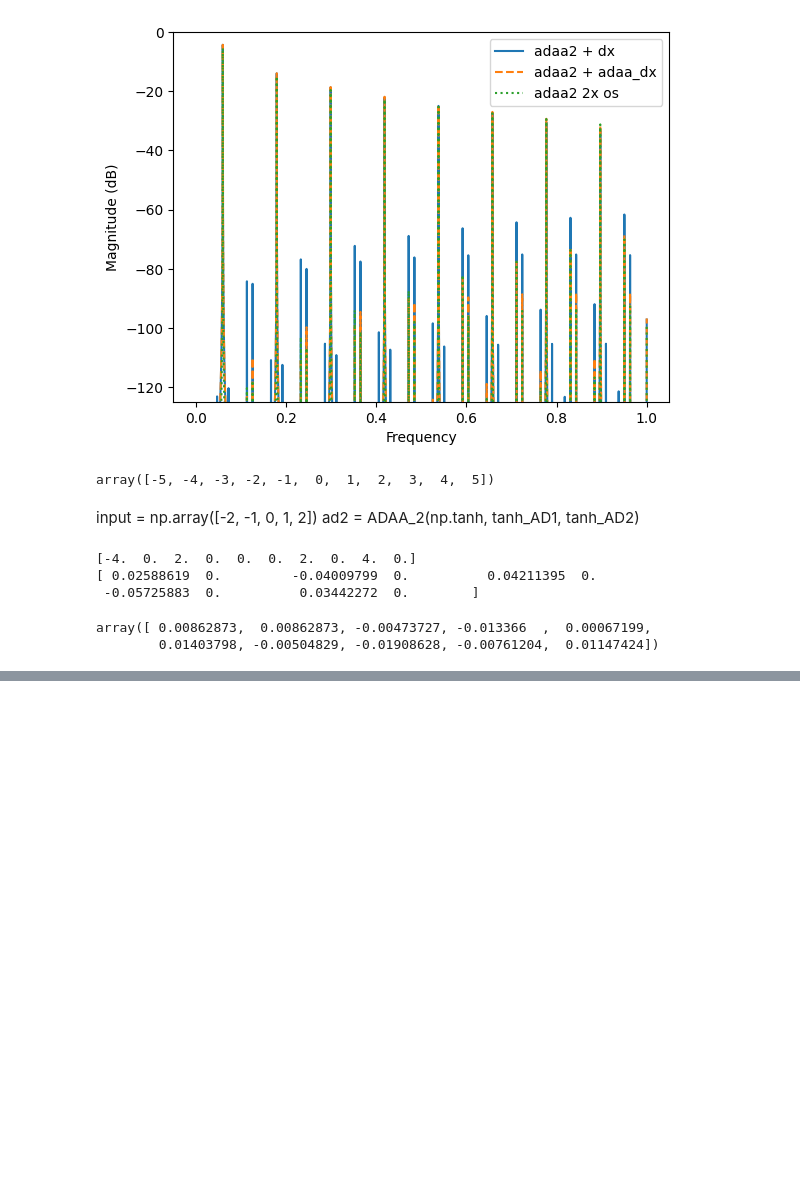
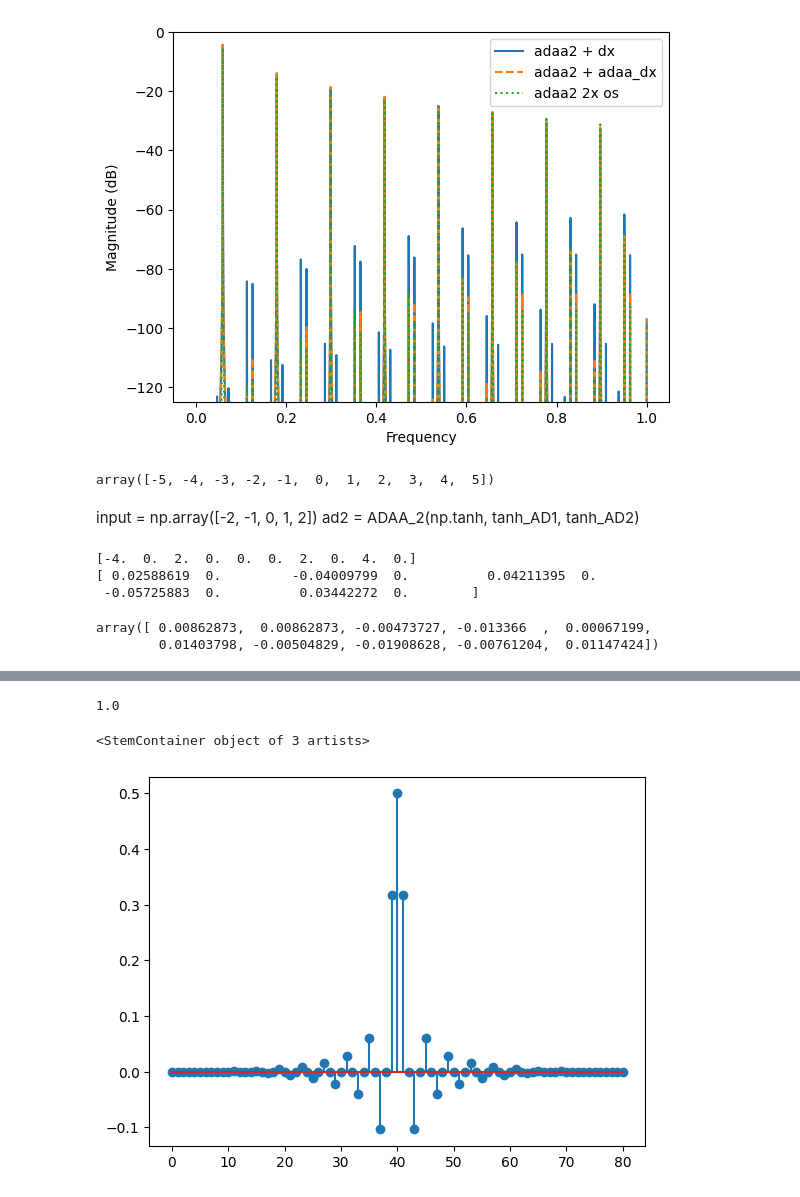
Before and after one commit to jsquie/Nonlinear_ADAA, a Jupyter notebook: Untitled.ipynb, the cells around one changed output, grey strips where cells are left out. Cells and saved outputs as stored; diff of their text form; code cells hidden in the pictures; blank space fills up the shorter version.

```diff
--- a/Untitled.ipynb
+++ b/Untitled.ipynb
@@ -731,0 +857,21 @@ array([ 8.62872988e-03,  8.62872988e-03,  7.86067752e-03, -7.68052362e-04,
+# %%
+l = (4 * 20) + 1
+#print(0.5 * (np.arange(l) - (l // 2)))
+filter_coefs = sinc(0.5 * (np.arange(l)-(l // 2)))
+filter_coefs /= filter_coefs.sum()
+mid = filter_coefs[l // 2]
+filter_coefs = [0 if i % 2 == 0 else x for i, x in enumerate(filter_coefs)]
+filter_coefs[l // 2] = mid
+filter_coefs = filter_coefs * signal.windows.taylor(l)
+filter_coefs = filter_coefs * signal.windows.hann(l)
+
+filter_coefs /= filter_coefs.sum()
+#filter_coefs *= 2
+print(filter_coefs.sum())
+
+#print(np.min(np.abs(filter_coefs)))
+plt.stem(filter_coefs)
+# %% [output]
+1.0
+<StemContainer object of 3 artists>
+[figure, added]
```
Also changed, not shown: parts of 16 cells of this notebook, 1 other file.
